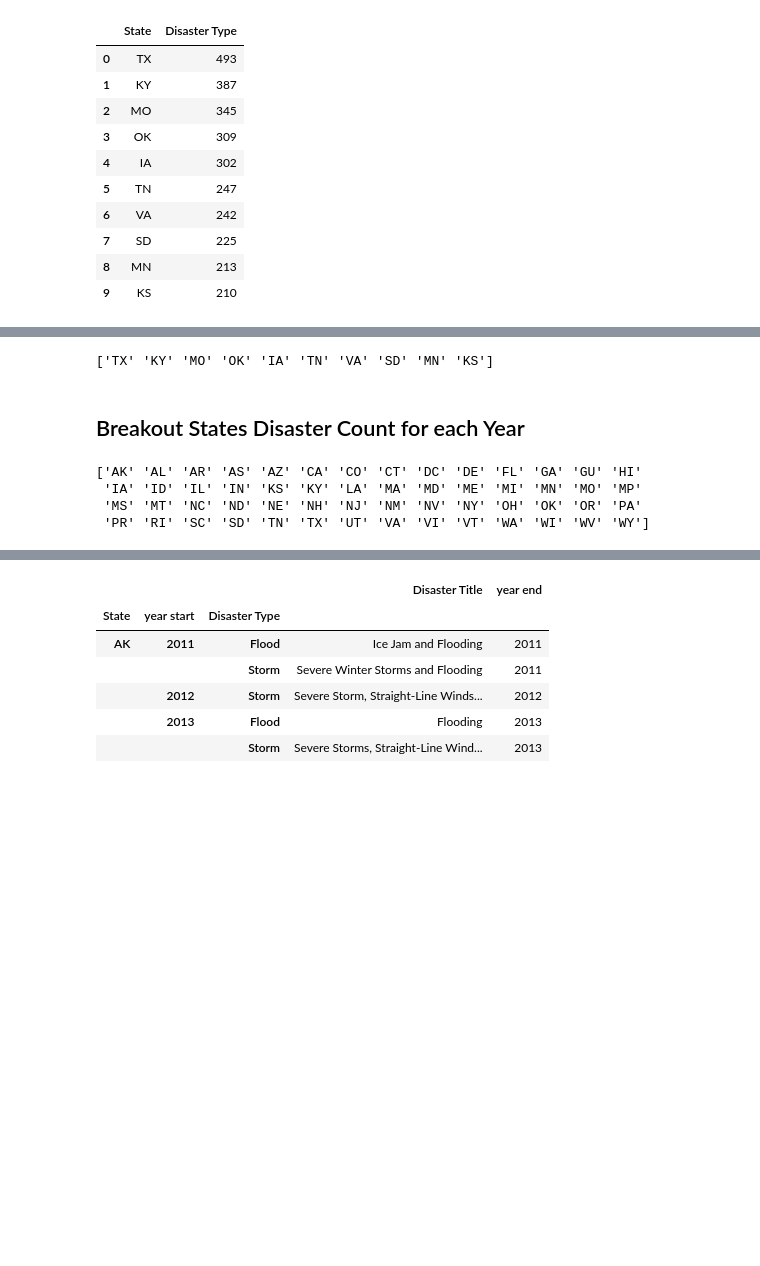
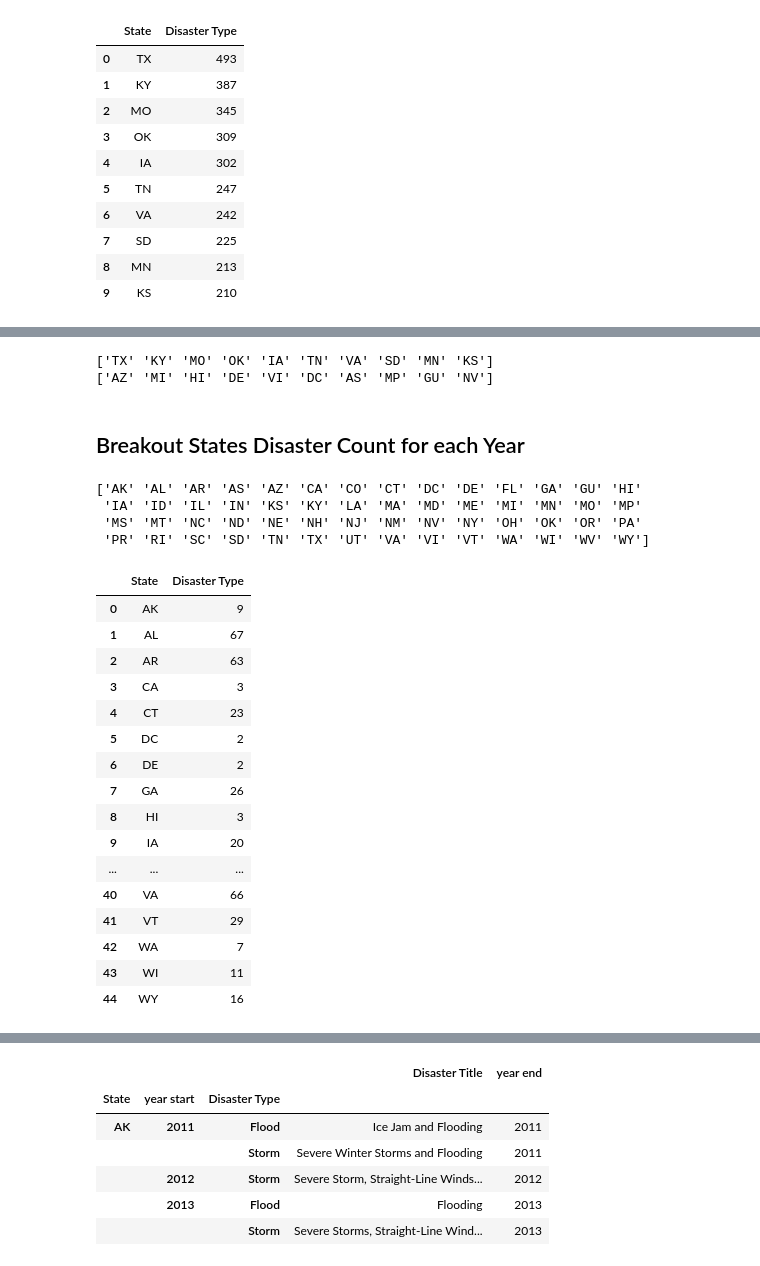
Before and after one commit to lrana-227/Housing_Project, a Jupyter notebook: summya editing folder/Disaster_visualizations.ipynb, the cells around one changed output, grey strips where cells are left out. Cells and saved outputs as stored; diff of their text form; code cells hidden in the pictures; blank space fills up the shorter version.

```diff
--- a/summya editing folder/Disaster_visualizations.ipynb
+++ b/summya editing folder/Disaster_visualizations.ipynb
@@ -52,6 +75,9 @@ top_ten
 # %%
-#add the top ten to a list for later analysis
+#add the top/bottom ten to lists for later analysis
 top_ten_list = top_ten["State"].unique()
+bottom_ten_list = bottom_ten["State"].unique()
 print(top_ten_list)
+print(bottom_ten_list)
 # %% [output]
 ['TX' 'KY' 'MO' 'OK' 'IA' 'TN' 'VA' 'SD' 'MN' 'KS']
+['AZ' 'MI' 'HI' 'DE' 'VI' 'DC' 'AS' 'MP' 'GU' 'NV']
@@ -60,32 +91,75 @@ print(top_ten_list)
 # %%
 states = disaster_clean_df["State"].unique()
 print(states)
+#first tried creating a list of all states - this will not work when you try to use as the x axis in charting a stacked
+#chart of disaster YoY
+
+
 yr2010 = disaster_clean_df.loc[disaster_clean_df["year start"] == 2010]
 disaster_cnt_2010 = yr2010.groupby("State").count()["Disaster Type"]
+#in order to create stacked chart we need to create an index for all the states for the specific year:
+states2010 = disaster_cnt_2010.to_frame()
+states2010 = states2010.reset_index()
 
 yr2011 = disaster_clean_df.loc[disaster_clean_df["year start"] == 2011]
 disaster_cnt_2011 = yr2011.groupby("State").count()["Disaster Type"]
+states2011 = disaster_cnt_2011.to_frame()
+states2011 = states2011.reset_index()
+
 
 yr2012 = disaster_clean_df.loc[disaster_clean_df["year start"] == 2012]
 disaster_cnt_2012 = yr2012.groupby("State").count()["Disaster Type"]
+states2012 = disaster_cnt_2012.to_frame()
+states2012 = states2012.reset_index()
 
 yr2013 = disaster_clean_df.loc[disaster_clean_df["year start"] == 2013]
 disaster_cnt_2013 = yr2013.groupby("State").count()["Disaster Type"]
+states2013 = disaster_cnt_2013.to_frame()
+states2013 = states2013.reset_index()
 
 yr2014 = disaster_clean_df.loc[disaster_clean_df["year start"] == 2014]
-disaster_cnt_2014 = yr2011.groupby("State").count()["Disaster Type"]
+disaster_cnt_2014 = yr2014.groupby("State").count()["Disaster Type"]
+states2014 = disaster_cnt_2014.to_frame()
+states2014 = states2014.reset_index()
 
 yr2015 = disaster_clean_df.loc[disaster_clean_df["year start"] == 2015]
 disaster_cnt_2015 = yr2015.groupby("State").count()["Disaster Type"]
+states2015 = disaster_cnt_2015.to_frame()
+states2015 = states2015.reset_index()
 
 yr2016 = disaster_clean_df.loc[disaster_clean_df["year start"] == 2016]
 disaster_cnt_2016 = yr2016.groupby("State").count()["Disaster Type"]
+states2016 = disaster_cnt_2016.to_frame()
+states2016 = states2016.reset_index()
 
 yr2017 = disaster_clean_df.loc[disaster_clean_df["year start"] == 2017]
 disaster_cnt_2017 = yr2017.groupby("State").count()["Disaster Type"]
+states2017 = disaster_cnt_2017.to_frame()
+states2017 = states2017.reset_index()
+
+
+disaster_cnt_2010
+states2011
 # %% [output]
 ['AK' 'AL' 'AR' 'AS' 'AZ' 'CA' 'CO' 'CT' 'DC' 'DE' 'FL' 'GA' 'GU' 'HI'
  'IA' 'ID' 'IL' 'IN' 'KS' 'KY' 'LA' 'MA' 'MD' 'ME' 'MI' 'MN' 'MO' 'MP'
  'MS' 'MT' 'NC' 'ND' 'NE' 'NH' 'NJ' 'NM' 'NV' 'NY' 'OH' 'OK' 'OR' 'PA'
  'PR' 'RI' 'SC' 'SD' 'TN' 'TX' 'UT' 'VA' 'VI' 'VT' 'WA' 'WI' 'WV' 'WY']
+|  | State | Disaster Type |
+| 0 | AK | 9 |
+| 1 | AL | 67 |
+| 2 | AR | 63 |
+| 3 | CA | 3 |
+| 4 | CT | 23 |
+| 5 | DC | 2 |
+| 6 | DE | 2 |
+| 7 | GA | 26 |
+| 8 | HI | 3 |
+| 9 | IA | 20 |
+| ... | ... | ... |
+| 40 | VA | 66 |
+| 41 | VT | 29 |
+| 42 | WA | 7 |
+| 43 | WI | 11 |
+| 44 | WY | 16 |
 # %%
```
Also changed, not shown: parts of 9 cells of this notebook, 1 other file.
